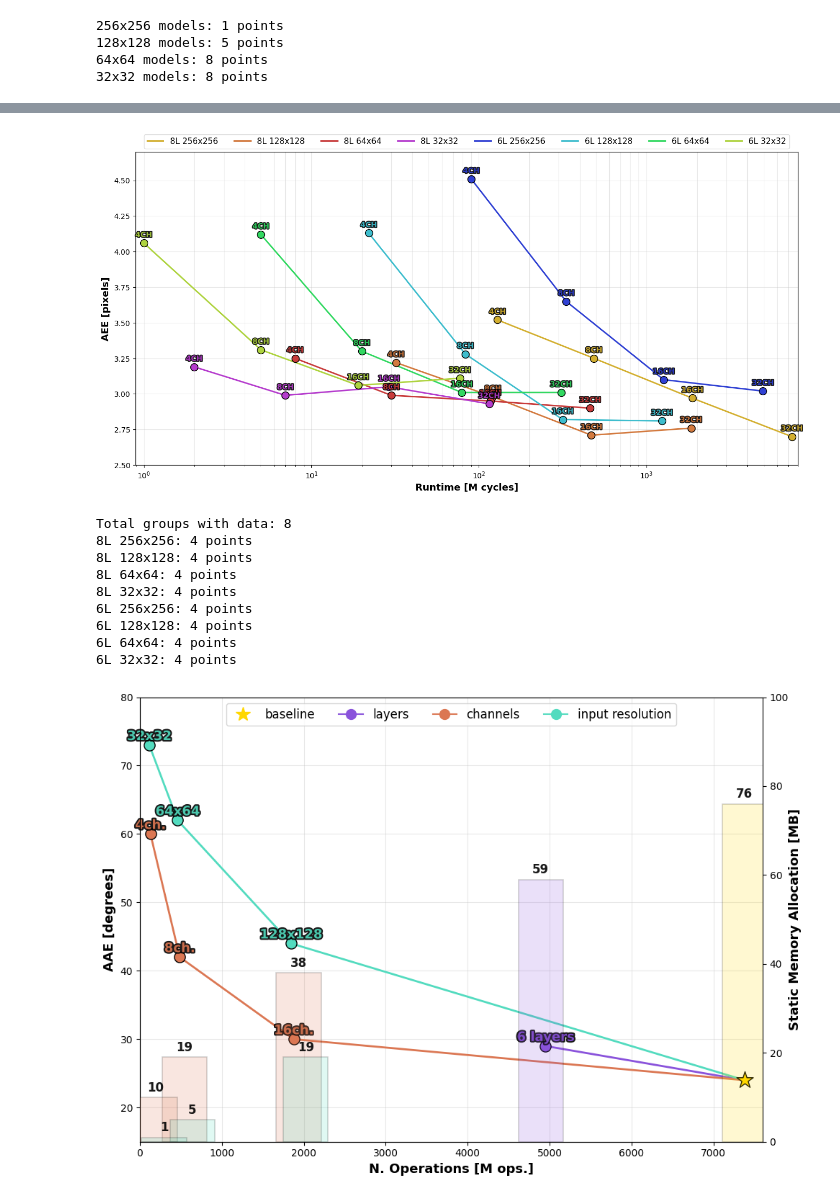
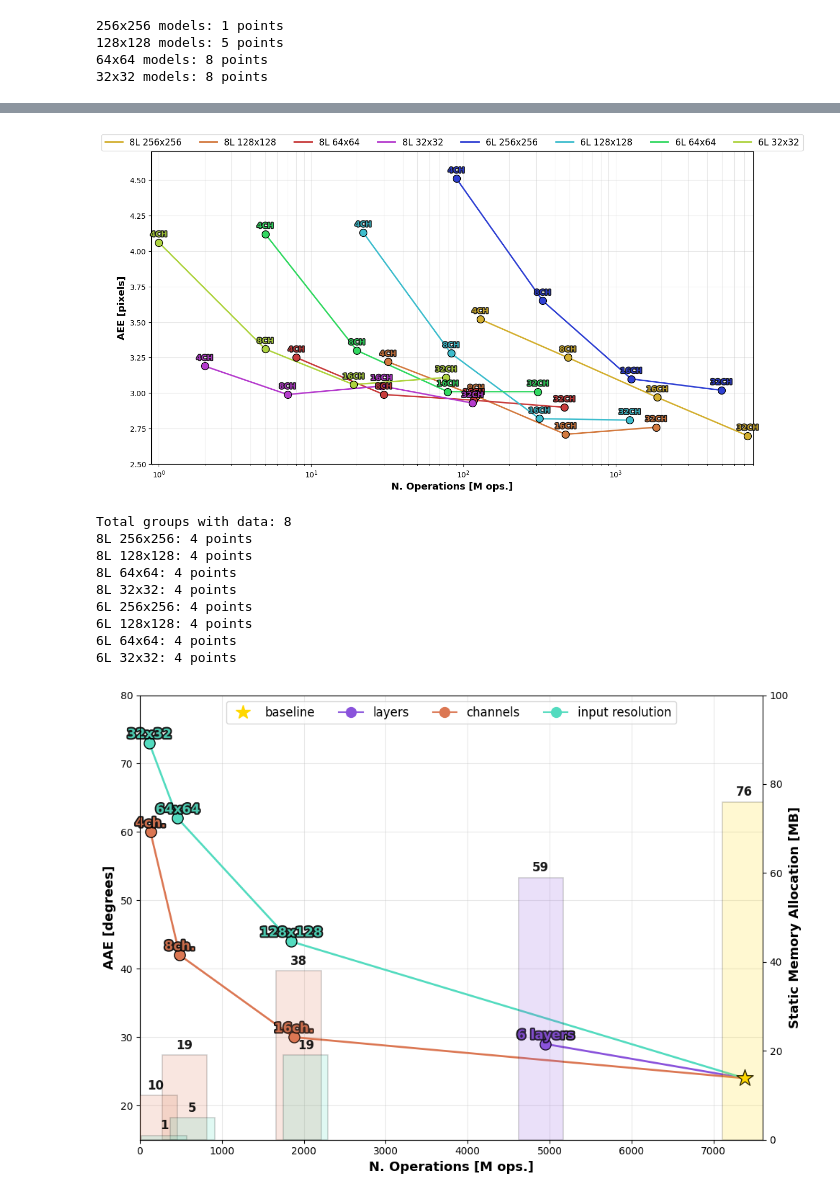
Before and after one commit to LSquarzoni/SNN_Event-based_Optical_Flow, a Jupyter notebook: plotter.ipynb, the cells around one changed output, grey strips where cells are left out. Saved outputs shown, nothing was run; the diff lists cells and outputs as text; code cells hidden in the pictures.

Commit message:
Fixed model evaluation, new plot possibilities

```diff
--- a/plotter.ipynb
+++ b/plotter.ipynb
@@ -699,17 +853,12 @@ ax1.set_facecolor('none')
 fig.patch.set_alpha(0.0)
 
 # Axes labels and limits
-ax1.set_xlabel('Runtime [M cycles]', fontsize=13, fontweight='bold')
+ax1.set_xlabel('N. Operations [M ops.]', fontsize=13, fontweight='bold')
 ax1.set_ylabel('AAE [degrees]', fontsize=13, fontweight='bold')
 ax1.set_xscale('log')
 ax1.set_xlim(0, 8000)
 ax1.set_ylim(20, 95)
 ax1.grid(True, alpha=0.3, which='both')
-
-""" # Second y axis for memory
-ax2 = ax1.twinx()
-ax2.set_ylabel('Static Memory Allocation [MB]', fontsize=13, fontweight='bold', labelpad=0)
-ax2.set_ylim(0, max(df_filtered['Static Memory Allocation [MB]']) * 1.3) """
 
 # Define colors for the eight groups (using a diverse color palette)
 colors = {
@@ -758,15 +907,8 @@ for group_name, df_group in layer_resolution_groups.items():
                     fontsize=10, color=colors[group_name], fontweight='bold', alpha=0.9, zorder=11,
                     path_effects=[withStroke(linewidth=2.5, foreground='black')])
 
-""" # Plot baseline as yellow star
-ax1.scatter(5559, 24, marker='*', s=400, color='gold', edgecolor='black', linewidth=1,
-            zorder=10)
-ax1.annotate('baseline', (5559, 24), textcoords="offset points", xytext=(0, 15), ha='center',
-            fontsize=10, color='gold', fontweight='bold', alpha=0.9, zorder=11,
-            path_effects=[withStroke(linewidth=3, foreground='black')]) """
-
 # Legend - outside and above the plot with light gray rounded rectangle
-legend = ax1.legend(fontsize=11, loc='upper center', bbox_to_anchor=(0.5, 1.07), ncol=8,
+legend = ax1.legend(fontsize=12, loc='upper center', bbox_to_anchor=(0.5, 1.07), ncol=8,
                    frameon=True, fancybox=True, shadow=False,
                    facecolor='white', edgecolor='lightgray', framealpha=0.8)
 
@@ -826,17 +1123,12 @@ ax1.set_facecolor('none')
 fig.patch.set_alpha(0.0)
 
 # Axes labels and limits
-ax1.set_xlabel('Runtime [M cycles]', fontsize=13, fontweight='bold')
+ax1.set_xlabel('N. Operations [M ops.]', fontsize=13, fontweight='bold')
 ax1.set_ylabel('AEE [pixels]', fontsize=13, fontweight='bold')
 ax1.set_xscale('log')
 ax1.set_xlim(0, 8000)
 ax1.set_ylim(2.5, 4.7)
 ax1.grid(True, alpha=0.3, which='both')
-
-""" # Second y axis for memory
-ax2 = ax1.twinx()
-ax2.set_ylabel('Static Memory Allocation [MB]', fontsize=13, fontweight='bold', labelpad=0)
-ax2.set_ylim(0, max(df_filtered['Static Memory Allocation [MB]']) * 1.3) """
 
 # Define colors for the eight groups (using a diverse color palette)
 colors = {
@@ -870,42 +1162,35 @@ for group_name, df_group in layer_resolution_groups.items():
     df_group_sorted = df_group.sort_values('N. Operations [M ops.]')
 
     # Plot line
     ax1.plot(df_group_sorted['N. Operations [M ops.]'], df_group_sorted['AEE [pixels]'],
             linestyle='-', color=colors[group_name], linewidth=2, label=group_name, zorder=2)
 
     # Plot scatter points
     ax1.scatter(df_group_sorted['N. Operations [M ops.]'], df_group_sorted['AEE [pixels]'],
                color=colors[group_name], s=100, edgecolor='black', zorder=3)
 
     # Add labels for each point (showing only channel count)
     for idx, row in df_group_sorted.iterrows():
         ax1.annotate(row['Label'],
                     (row['N. Operations [M ops.]'], row['AEE [pixels]']),
                     textcoords="offset points", xytext=(0, 8), ha='center',
                     fontsize=10, color=colors[group_name], fontweight='bold', alpha=0.9, zorder=11,
                     path_effects=[withStroke(linewidth=2.5, foreground='black')])
 
-""" # Plot baseline as yellow star
-ax1.scatter(5559, 2.7, marker='*', s=400, color='gold', edgecolor='black', linewidth=1,
-            zorder=10)
-ax1.annotate('baseline', (5559, 2.7), textcoords="offset points", xytext=(0, 15), ha='center',
-            fontsize=10, color='gold', fontweight='bold', alpha=0.9, zorder=11,
-            path_effects=[withStroke(linewidth=3, foreground='black')]) """
-
 # Legend - outside and above the plot with light gray rounded rectangle
-legend = ax1.legend(fontsize=11, loc='upper center', bbox_to_anchor=(0.5, 1.07), ncol=8,
+legend = ax1.legend(fontsize=12, loc='upper center', bbox_to_anchor=(0.5, 1.07), ncol=8,
                    frameon=True, fancybox=True, shadow=False,
                    facecolor='white', edgecolor='lightgray', framealpha=0.8)
 
 fig.tight_layout()
 plt.show()
 
 # Print summary
 print(f"Total groups with data: {len(layer_resolution_groups)}")
 for group_name, df_group in layer_resolution_groups.items():
     print(f"{group_name}: {len(df_group)} points")
 # %% [output]
-[figure, old version]
+[figure, new version]
 Total groups with data: 8
 8L 256x256: 4 points
 8L 128x128: 4 points
```
Also changed, not shown: parts of 5 cells of this notebook, 4 other files.
